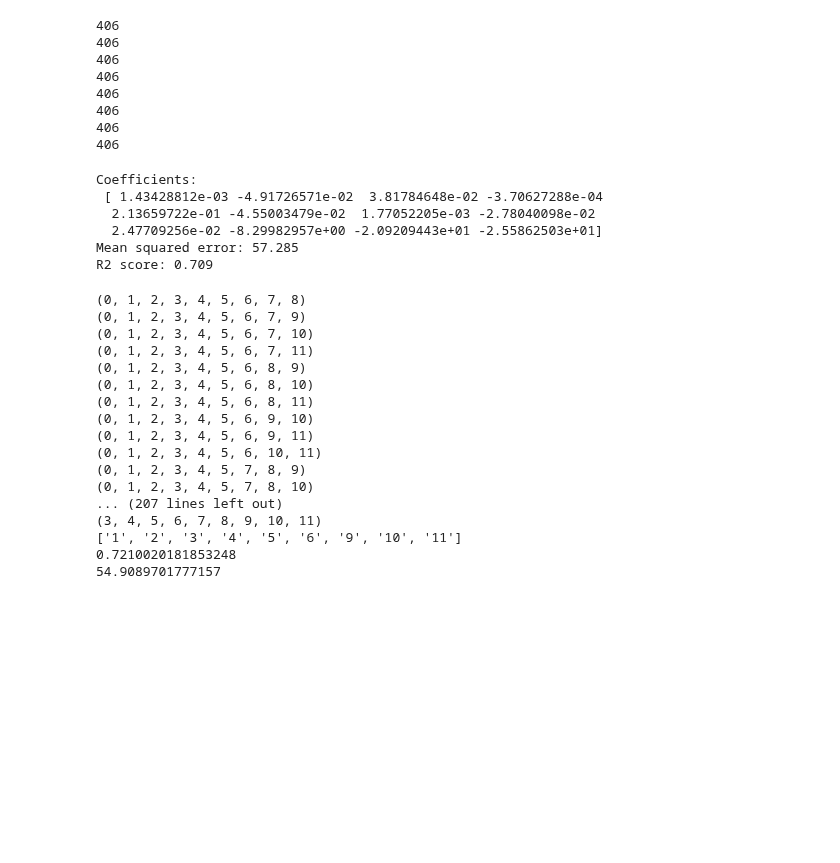
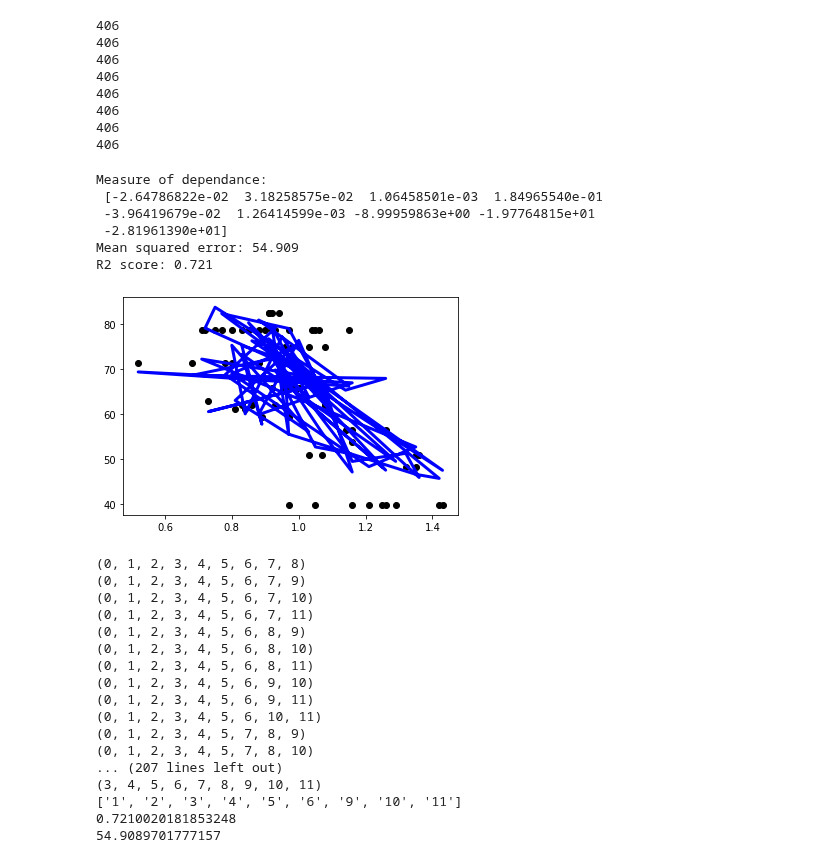
Before and after one commit to joostgrunwald/lockdown_analysis, a Jupyter notebook: Covid Data.ipynb, the cells around one changed output. Saved outputs shown, nothing was run; the diff lists cells and outputs as text; code cells hidden in the pictures; blank space fills up the shorter version.

```diff
--- a/Covid Data.ipynb
+++ b/Covid Data.ipynb
@@ -441,48 +443,55 @@ test = pd.read_csv('nl_cov_data/test.csv')
 # we have also calculated means and delta's to use as inputs for all of the above inputs
 
 # ? TRAINING
 # a pandas dataframe X of the input data and a panda dataframe Y of the output data
-X = train[['0', '1', '2', '3', '4', '5', '6', '7', '8', '9', '10', '11']]
+X = train[['1', '2', '3', '4', '5', '6', '9', '10', '11']]
 y = train['12']
 
 #we use the LinearRegression() method to create a linear regression object
 lin_mod = LinearRegression()
 lin_mod.fit(X, y)
 
 # * TESTING
 # a pandas dataframe X of the input data and a panda dataframe Y of the output data
-X = test[['0', '1', '2', '3', '4', '5', '6', '7', '8', '9', '10', '11']]
-y = test['12']
+A = test[['1', '2', '3', '4', '5', '6', '9', '10', '11']]
+b = test['12']
 
 # Get predictions based on the training we gave our model
-preds = lin_mod.predict(X)
+preds = lin_mod.predict(A)
 
 # Save the coefficients of the linear regression
-print("Coefficients: \n", lin_mod.coef_)
+print("Measure of dependance: \n", lin_mod.coef_)
 
 # The mean squared error
-print("Mean squared error: %.3f" % mean_squared_error(y, preds))
-# The coefficient of determination: 1 is perfect prediction
-print("R2 score: %.3f" % r2_score(y, preds))
+print("Mean squared error: %.3f" % mean_squared_error(b, preds))
 
-#TODO: #16 improve score drastically
+# The R2 score, ranging from 0 to 1, where 1 is perfect
+print("R2 score: %.3f" % r2_score(b, preds))
+
+# ? PLOTTING
+plt.scatter(A['9'], b, color='black')
+plt.plot(A['9'], preds, color="blue", linewidth=3)
+plt.xticks()
+plt.yticks()
+plt.show()
 
 # ? DEV
 #do a dev prediction
 # predicted_stri = lin_mod.predict([[5500, 140, 500]])
 # print(predicted_stri)
 
 #TODO: #2 algoritme 1: linear regression
 #TODO: #3 algoritme 2: C4.5
 #TODO: #4 optimaliseer beide algoritmes
 #TODO: #5 vergelijk en schrijf paper van 6-8 kantjes
 # %% [output]
-Coefficients:
- [ 1.43428812e-03 -4.91726571e-02  3.81784648e-02 -3.70627288e-04
-  2.13659722e-01 -4.55003479e-02  1.77052205e-03 -2.78040098e-02
-  2.47709256e-02 -8.29982957e+00 -2.09209443e+01 -2.55862503e+01]
-Mean squared error: 57.285
-R2 score: 0.709
+Measure of dependance:
+ [-2.64786822e-02  3.18258575e-02  1.06458501e-03  1.84965540e-01
+ -3.96419679e-02  1.26414599e-03 -8.99959863e+00 -1.97764815e+01
+ -2.81961390e+01]
+Mean squared error: 54.909
+R2 score: 0.721
+[figure, added]
 # %%
 import itertools
 
```
Also changed, not shown: parts of 4 cells of this notebook.
